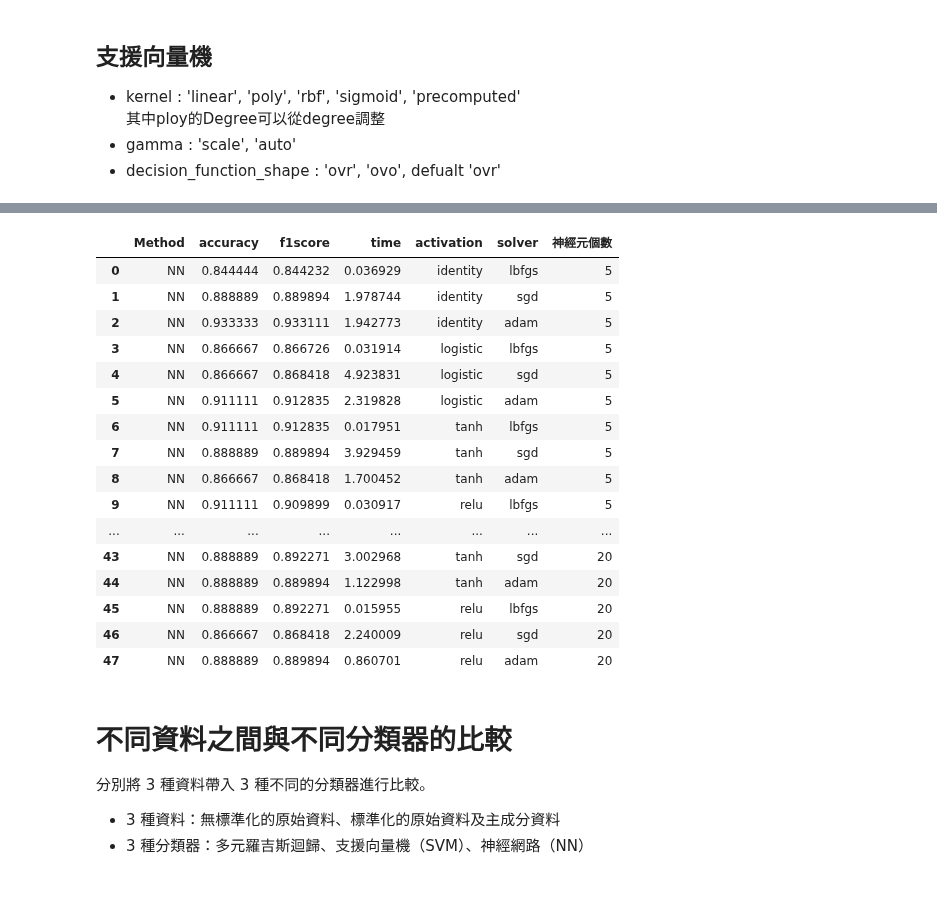
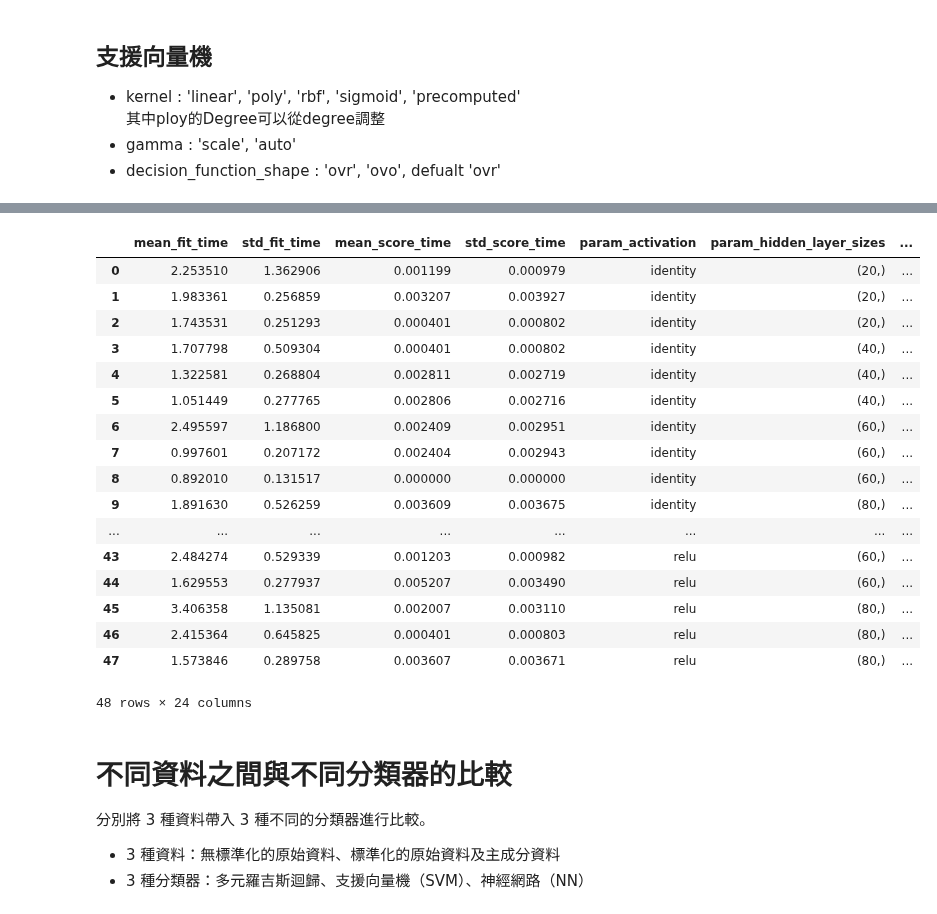
Before and after one commit to amy10202808/1112ShallowMachineLearning, a Jupyter notebook: hw3Classification/hw3_711133117_陳怡升_YaleFace.ipynb, the cells around one changed output, grey strips where cells are left out. Drawn from its saved outputs; the diff is of its cells as text; code cells hidden in the pictures.

```diff
--- a/hw3Classification/hw3_711133117_陳怡升_YaleFace.ipynb
+++ b/hw3Classification/hw3_711133117_陳怡升_YaleFace.ipynb
@@ -401,41 +352,39 @@ The best parameters are {'activation': 'logistic', 'hidden_layer_sizes': (80,),
-# %%
-train = Z_train; test = Z_test
-df_want = pd.DataFrame()
-for N in range(5, 21, 5):
-    for activation in ['identity', 'logistic', 'tanh', 'relu']:
-        opts = dict(hidden_layer_sizes=(N, ), activation=activation, tol=0.000001, max_iter=int(1e6))
-        for solver in ['lbfgs', 'sgd', 'adam']:
-            start_time = time.time()
-            svm = MLPClassifier(solver=solver, **opts)
-            svm.fit(train, y_train)
-            y_pred = svm.predict(test)
-            end_time = time.time()
-            # 紀錄要用的資訊
-            tmpdf = pd.DataFrame(data = {'Method':['NN'], 'accuracy':[accuracy_score(y_test, y_pred)],
-              'f1score':[f1_score(y_test, y_pred, average='weighted')],
-              'time':[(end_time - start_time)],
-              'activation':[activation], 'solver':[solver], '神經元個數':[N]})
-            df_want = pd.concat([df_want, tmpdf], ignore_index=True)
+# %%
+activ_range = ['identity', 'logistic', 'tanh', 'relu']
+solver = ['lbfgs', 'sgd', 'adam']
+
+
+parameters = {'activation': activ_range, 'solver':solver,
+               'hidden_layer_sizes':[(i,) for i in np.arange(20, 121, 20)]}
+
+cv = StratifiedShuffleSplit(n_splits=5, test_size=0.2, random_state=123)
+grid = GridSearchCV(MLPClassifier(tol=0.000001, max_iter=int(1e8)), param_grid=parameters, cv=cv,
+                    scoring=['accuracy','f1_macro'], refit="accuracy")
+grid.fit(train, y_train)
+
+df_want_NN = pd.DataFrame(data = grid.cv_results_)
+print("The best parameters are %s with an accuracy of %0.2f" % (grid.best_params_, grid.best_score_))
 # %%
-df_want
+df_want_NN
 # %% [output]
-|  | Method | accuracy | f1score | time | activation | solver | 神經元個數 |
-| 0 | NN | 0.844444 | 0.844232 | 0.036929 | identity | lbfgs | 5 |
-| 1 | NN | 0.888889 | 0.889894 | 1.978744 | identity | sgd | 5 |
-| 2 | NN | 0.933333 | 0.933111 | 1.942773 | identity | adam | 5 |
-| 3 | NN | 0.866667 | 0.866726 | 0.031914 | logistic | lbfgs | 5 |
-| 4 | NN | 0.866667 | 0.868418 | 4.923831 | logistic | sgd | 5 |
-| 5 | NN | 0.911111 | 0.912835 | 2.319828 | logistic | adam | 5 |
-| 6 | NN | 0.911111 | 0.912835 | 0.017951 | tanh | lbfgs | 5 |
-| 7 | NN | 0.888889 | 0.889894 | 3.929459 | tanh | sgd | 5 |
-| 8 | NN | 0.866667 | 0.868418 | 1.700452 | tanh | adam | 5 |
-| 9 | NN | 0.911111 | 0.909899 | 0.030917 | relu | lbfgs | 5 |
+|  | mean_fit_time | std_fit_time | mean_score_time | std_score_time | param_activation | param_hidden_layer_sizes | ... |
+| 0 | 2.253510 | 1.362906 | 0.001199 | 0.000979 | identity | (20,) | ... |
+| 1 | 1.983361 | 0.256859 | 0.003207 | 0.003927 | identity | (20,) | ... |
+| 2 | 1.743531 | 0.251293 | 0.000401 | 0.000802 | identity | (20,) | ... |
+| 3 | 1.707798 | 0.509304 | 0.000401 | 0.000802 | identity | (40,) | ... |
+| 4 | 1.322581 | 0.268804 | 0.002811 | 0.002719 | identity | (40,) | ... |
+| 5 | 1.051449 | 0.277765 | 0.002806 | 0.002716 | identity | (40,) | ... |
+| 6 | 2.495597 | 1.186800 | 0.002409 | 0.002951 | identity | (60,) | ... |
+| 7 | 0.997601 | 0.207172 | 0.002404 | 0.002943 | identity | (60,) | ... |
+| 8 | 0.892010 | 0.131517 | 0.000000 | 0.000000 | identity | (60,) | ... |
+| 9 | 1.891630 | 0.526259 | 0.003609 | 0.003675 | identity | (80,) | ... |
 | ... | ... | ... | ... | ... | ... | ... | ... |
-| 43 | NN | 0.888889 | 0.892271 | 3.002968 | tanh | sgd | 20 |
-| 44 | NN | 0.888889 | 0.889894 | 1.122998 | tanh | adam | 20 |
-| 45 | NN | 0.888889 | 0.892271 | 0.015955 | relu | lbfgs | 20 |
-| 46 | NN | 0.866667 | 0.868418 | 2.240009 | relu | sgd | 20 |
-| 47 | NN | 0.888889 | 0.889894 | 0.860701 | relu | adam | 20 |
+| 43 | 2.484274 | 0.529339 | 0.001203 | 0.000982 | relu | (60,) | ... |
+| 44 | 1.629553 | 0.277937 | 0.005207 | 0.003490 | relu | (60,) | ... |
+| 45 | 3.406358 | 1.135081 | 0.002007 | 0.003110 | relu | (80,) | ... |
+| 46 | 2.415364 | 0.645825 | 0.000401 | 0.000803 | relu | (80,) | ... |
+| 47 | 1.573846 | 0.289758 | 0.003607 | 0.003671 | relu | (80,) | ... |
+48 rows × 24 columns
 # %% [markdown]
 # 不同資料之間與不同分類器的比較
 
```
Also changed, not shown: parts of 32 cells of this notebook.
